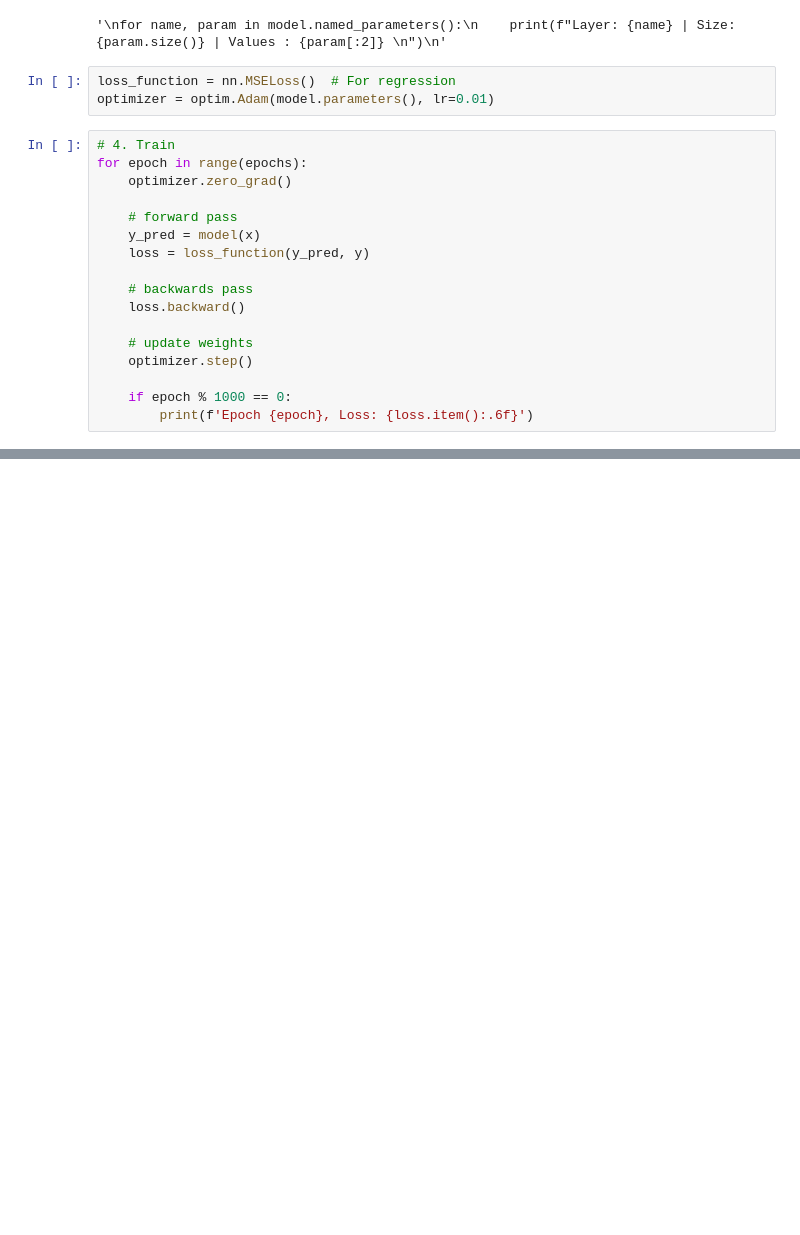
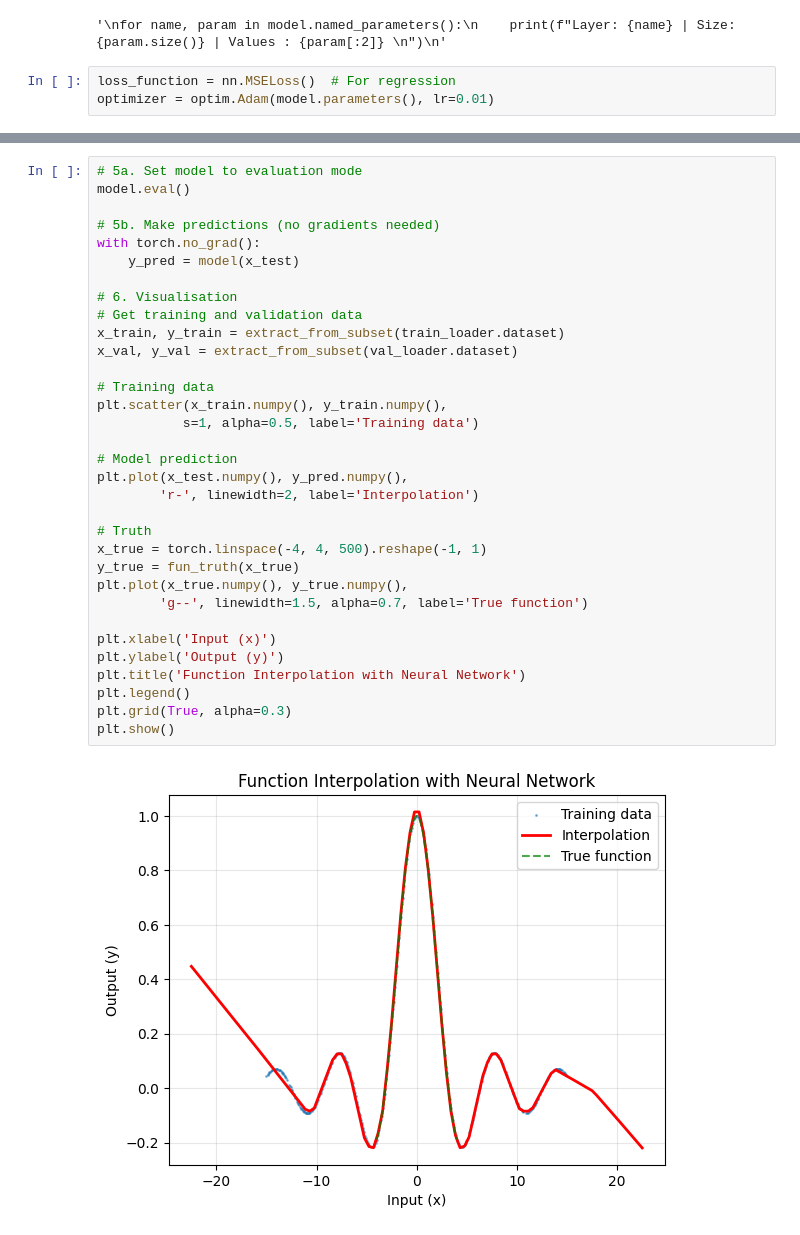
Before and after one commit to plt109/random_stats_stuff, a Jupyter notebook: nn_interpolators/shallow_mlp_interpolator.ipynb, the cells around one changed output, grey strips where cells are left out. Drawn from its saved outputs; the diff is of its cells as text; blank space fills up the shorter version.

```diff
--- a/nn_interpolators/shallow_mlp_interpolator.ipynb
+++ b/nn_interpolators/shallow_mlp_interpolator.ipynb
@@ -147,20 +205,3 @@ Model structure: MLP(
 # %%
 loss_function = nn.MSELoss()  # For regression
 optimizer = optim.Adam(model.parameters(), lr=0.01)
-# %%
-# 4. Train
-for epoch in range(epochs):
-    optimizer.zero_grad()
-
-    # forward pass
-    y_pred = model(x)
-    loss = loss_function(y_pred, y)
-
-    # backwards pass
-    loss.backward()
-
-    # update weights
-    optimizer.step()
-
-    if epoch % 1000 == 0:
-        print(f'Epoch {epoch}, Loss: {loss.item():.6f}')
@@ -185,0 +261,35 @@ plt.legend()
+# %%
+# 5a. Set model to evaluation mode
+model.eval()
+
+# 5b. Make predictions (no gradients needed)
+with torch.no_grad():
+    y_pred = model(x_test)
+
+# 6. Visualisation
+# Get training and validation data
+x_train, y_train = extract_from_subset(train_loader.dataset)
+x_val, y_val = extract_from_subset(val_loader.dataset)
+
+# Training data
+plt.scatter(x_train.numpy(), y_train.numpy(),
+           s=1, alpha=0.5, label='Training data')
+
+# Model prediction
+plt.plot(x_test.numpy(), y_pred.numpy(),
+        'r-', linewidth=2, label='Interpolation')
+
+# Truth
+x_true = torch.linspace(-4, 4, 500).reshape(-1, 1)
+y_true = fun_truth(x_true)
+plt.plot(x_true.numpy(), y_true.numpy(),
+        'g--', linewidth=1.5, alpha=0.7, label='True function')
+
+plt.xlabel('Input (x)')
+plt.ylabel('Output (y)')
+plt.title('Function Interpolation with Neural Network')
+plt.legend()
+plt.grid(True, alpha=0.3)
+plt.show()
+# %% [output]
+[figure, added]
```
Also changed, not shown: parts of 11 cells of this notebook.
